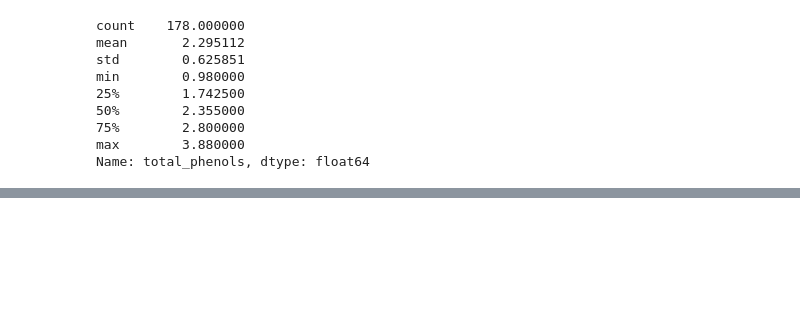
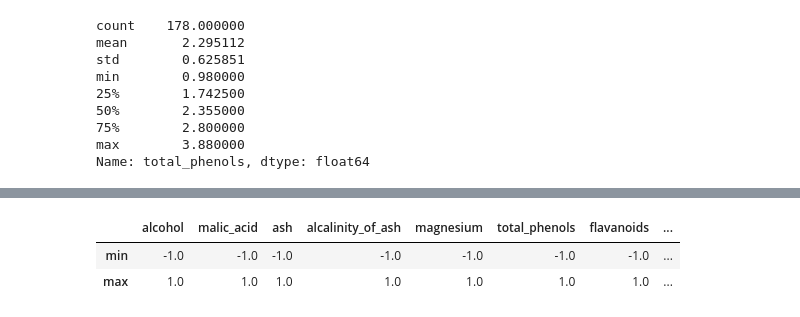
Before and after one commit to akiyoshi777/data_analysis, a Jupyter notebook: sklearn.ipynb, the cells around one changed output, grey strips where cells are left out. Cells and saved outputs as stored; diff of their text form; code cells hidden in the pictures; blank space fills up the shorter version.

```diff
--- a/sklearn.ipynb
+++ b/sklearn.ipynb
@@ -142,0 +207,10 @@ Name: total_phenols, dtype: float64
+# %%
+from sklearn.preprocessing import MinMaxScaler
+ms = MinMaxScaler((-1, 1))
+ms.fit(df_wine)
+df_wine_ms = pd.DataFrame(ms.transform(df_wine), columns=df_wine.columns)
+df_wine_ms.describe().loc[['min','max']]    # 確かに-1から1の範囲で調節できた。
+# %% [output]
+|  | alcohol | malic_acid | ash | alcalinity_of_ash | magnesium | total_phenols | flavanoids | ... |
+| min | -1.0 | -1.0 | -1.0 | -1.0 | -1.0 | -1.0 | -1.0 | ... |
+| max | 1.0 | 1.0 | 1.0 | 1.0 | 1.0 | 1.0 | 1.0 | ... |
```
Also changed, not shown: parts of 26 cells of this notebook.
